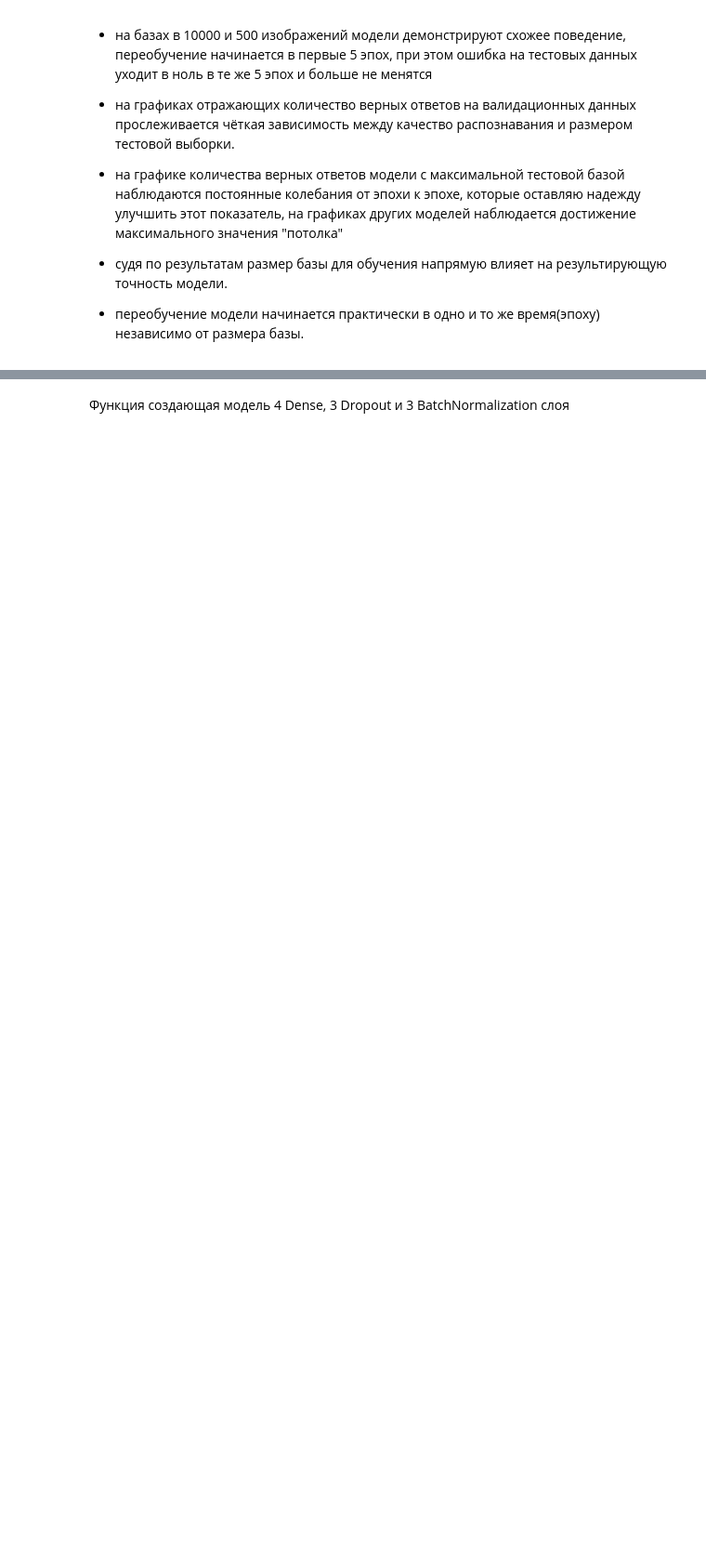
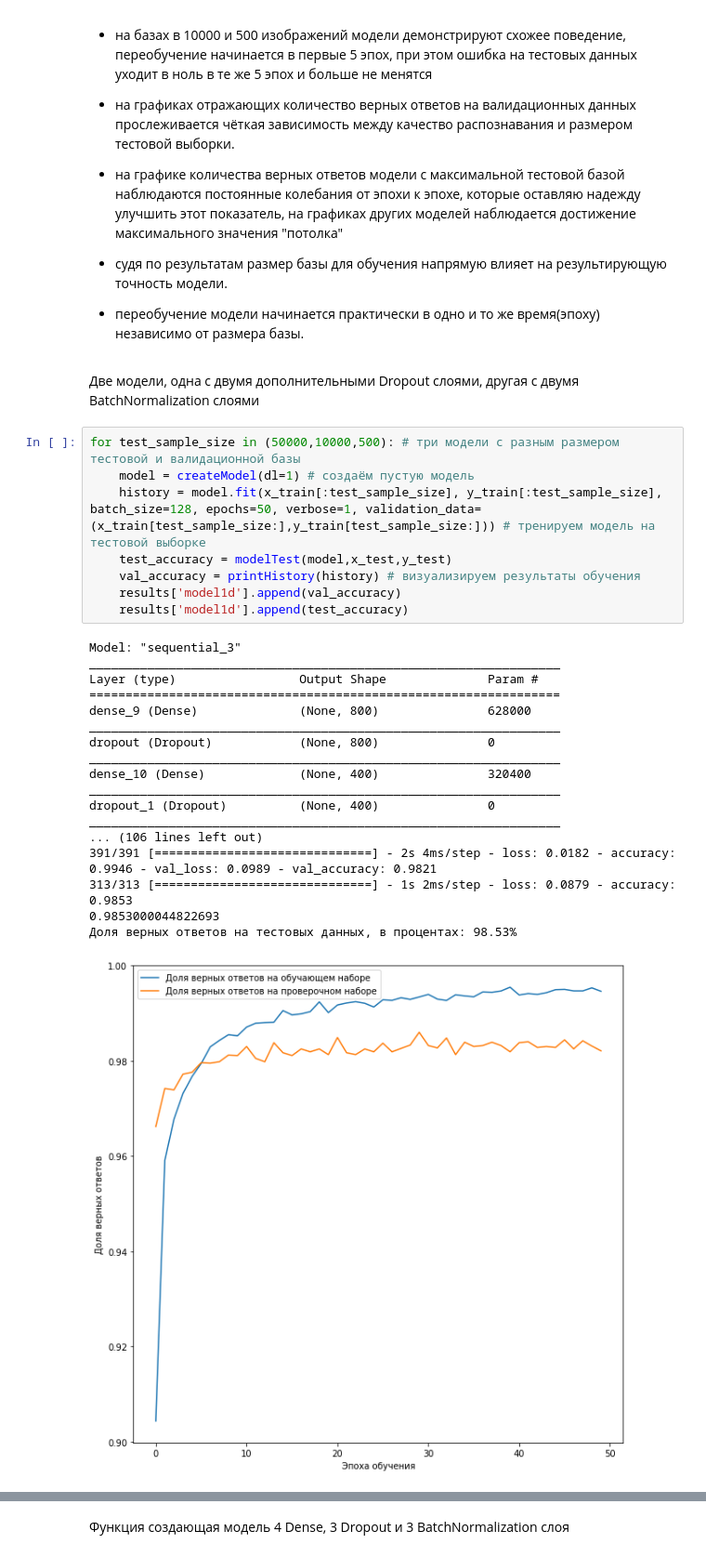
Before and after one commit to rvoljanin/neuraluniversity, a Jupyter notebook: notebooks/ai/exercise2/exercise2.ipynb, the cells around one changed output, grey strips where cells are left out. Shown at 93% size. Drawn from its saved outputs; the diff is of its cells as text; blank space fills up the shorter version.

```diff
--- a/notebooks/ai/exercise2/exercise2.ipynb
+++ b/notebooks/ai/exercise2/exercise2.ipynb
@@ -155,3 +183,32 @@ Epoch 50/50
 
 - судя по результатам размер базы для обучения напрямую влияет на результирующую точность модели.
 - переобучение модели начинается практически в одно и то же время(эпоху) независимо от размера базы.
+# %% [markdown]
+Две модели, одна с двумя дополнительными Dropout слоями, другая с двумя BatchNormalization слоями
+# %%
+for test_sample_size in (50000,10000,500): # три модели с разным размером тестовой и валидационной базы
+    model = createModel(dl=1) # создаём пустую модель
+    history = model.fit(x_train[:test_sample_size], y_train[:test_sample_size], batch_size=128, epochs=50, verbose=1, validation_data=(x_train[test_sample_size:],y_train[test_sample_size:])) # тренируем модель на тестовой выборке
+    test_accuracy = modelTest(model,x_test,y_test)
+    val_accuracy = printHistory(history) # визуализируем результаты обучения
+    results['model1d'].append(val_accuracy)
+    results['model1d'].append(test_accuracy)
+# %% [output]
+Model: "sequential_3"
+_________________________________________________________________
+Layer (type)                 Output Shape              Param #
+=================================================================
+dense_9 (Dense)              (None, 800)               628000
+_________________________________________________________________
+dropout (Dropout)            (None, 800)               0
+_________________________________________________________________
+dense_10 (Dense)             (None, 400)               320400
+_________________________________________________________________
+dropout_1 (Dropout)          (None, 400)               0
+_________________________________________________________________
+... (106 lines left out)
+391/391 [==============================] - 2s 4ms/step - loss: 0.0182 - accuracy: 0.9946 - val_loss: 0.0989 - val_accuracy: 0.9821
+313/313 [==============================] - 1s 2ms/step - loss: 0.0879 - accuracy: 0.9853
+0.9853000044822693
+Доля верных ответов на тестовых данных, в процентах: 98.53%
+[figure, added]
```
Also changed, not shown: parts of 32 cells of this notebook.
